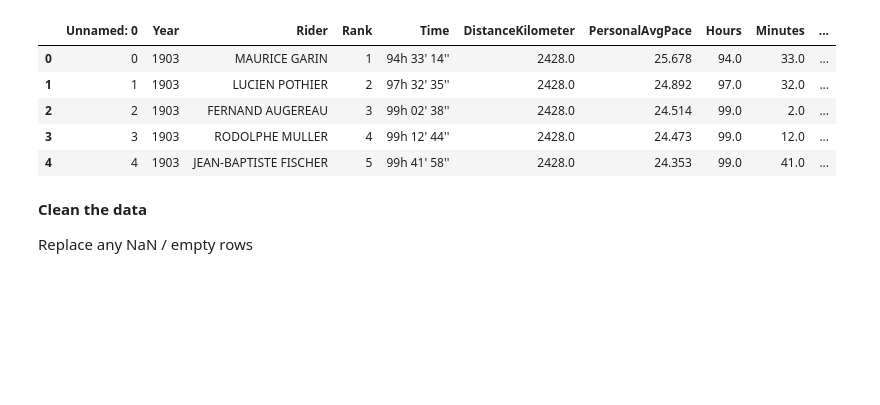
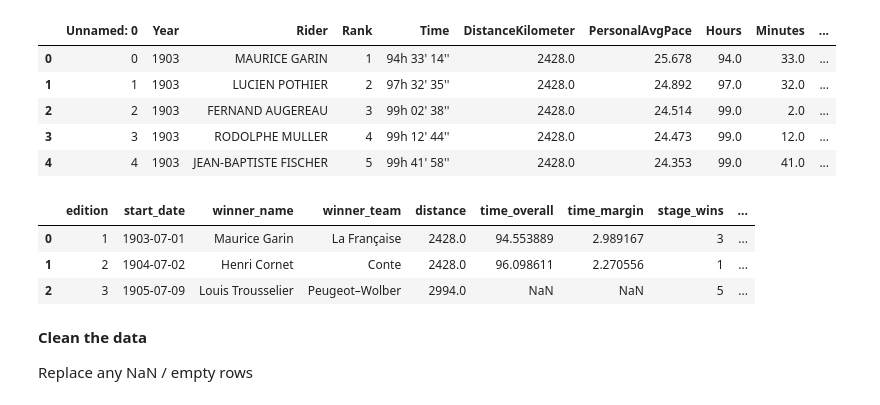
Before and after one commit to wcrowley342/tourdefancedata, a Jupyter notebook: TourDeFranceAnalysis.ipynb, the cells around one changed output. Cells and saved outputs as stored; diff of their text form; code cells hidden in the pictures; blank space fills up the shorter version.

```diff
--- a/TourDeFranceAnalysis.ipynb
+++ b/TourDeFranceAnalysis.ipynb
@@ -41,6 +47,17 @@ rider_df.head()
 | 2 | 2 | 1903 | FERNAND AUGEREAU | 3 | 99h 02' 38'' | 2428.0 | 24.514 | 99.0 | 2.0 | ... |
 | 3 | 3 | 1903 | RODOLPHE MULLER | 4 | 99h 12' 44'' | 2428.0 | 24.473 | 99.0 | 12.0 | ... |
 | 4 | 4 | 1903 | JEAN-BAPTISTE FISCHER | 5 | 99h 41' 58'' | 2428.0 | 24.353 | 99.0 | 41.0 | ... |
+# %%
+#read in another data set " -" that well use later
+
+# fetch the text from the URL and read it into a DataFrame
+winners_df = pd.read_csv('https://raw.githubusercontent.com/rfordatascience/tidytuesday/master/data/2020/2020-04-07/tdf_winners.csv')
+winners_df.head(3)
+# %% [output]
+|  | edition | start_date | winner_name | winner_team | distance | time_overall | time_margin | stage_wins | ... |
+| 0 | 1 | 1903-07-01 | Maurice Garin | La Française | 2428.0 | 94.553889 | 2.989167 | 3 | ... |
+| 1 | 2 | 1904-07-02 | Henri Cornet | Conte | 2428.0 | 96.098611 | 2.270556 | 1 | ... |
+| 2 | 3 | 1905-07-09 | Louis Trousselier | Peugeot–Wolber | 2994.0 | NaN | NaN | 5 | ... |
 # %% [markdown]
 **Clean the data**
 
```
Also changed, not shown: parts of 15 cells of this notebook.
